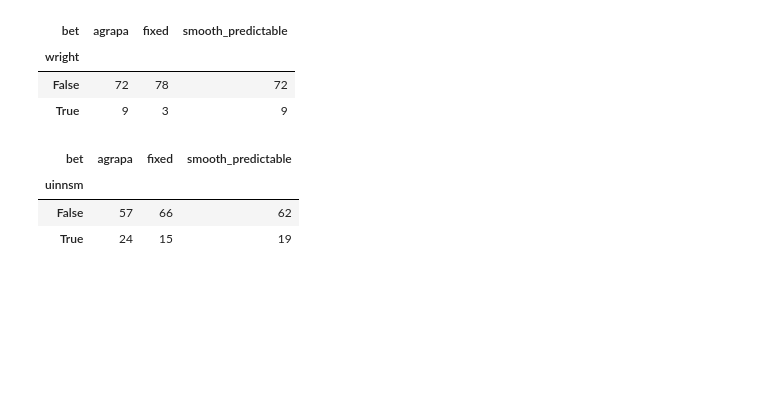
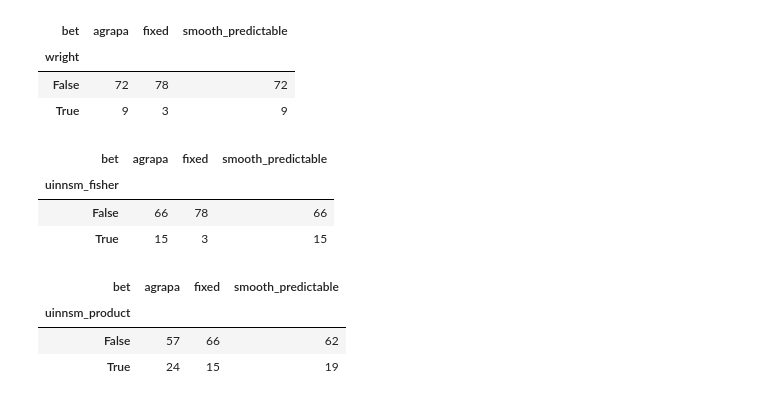
Before and after one commit to spertus/UI-TS, a Jupyter notebook: Code/stratMartExample.ipynb, the cells around one changed output. Saved outputs shown, nothing was run; the diff lists cells and outputs as text; code cells hidden in the pictures; blank space fills up the shorter version.

```diff
--- a/Code/stratMartExample.ipynb
+++ b/Code/stratMartExample.ipynb
@@ -95,12 +116,20 @@ pd.crosstab(results['wright'], results['bet'])
 | wright |  |  |  |
 | False | 72 | 78 | 72 |
 | True | 9 | 3 | 9 |
+# %%
+#agrapa and smooth predictable are equally good for fisher combining
+pd.crosstab(results['uinnsm_fisher'], results['bet'])
+# %% [output]
+| bet | agrapa | fixed | smooth_predictable |
+| uinnsm_fisher |  |  |  |
+| False | 66 | 78 | 66 |
+| True | 15 | 3 | 15 |
 # %%
-#for uinnsm: agrapa is best, then smooth predictable, then fixed
-pd.crosstab(results['uinnsm'], results['bet'])
+#for product uinnsm: agrapa is best, then smooth predictable, then fixed
+pd.crosstab(results['uinnsm_product'], results['bet'])
 # %% [output]
 | bet | agrapa | fixed | smooth_predictable |
-| uinnsm |  |  |  |
+| uinnsm_product |  |  |  |
 | False | 57 | 66 | 62 |
 | True | 24 | 15 | 19 |
 # %%
```
Also changed, not shown: parts of 10 cells of this notebook, 2 other files.
